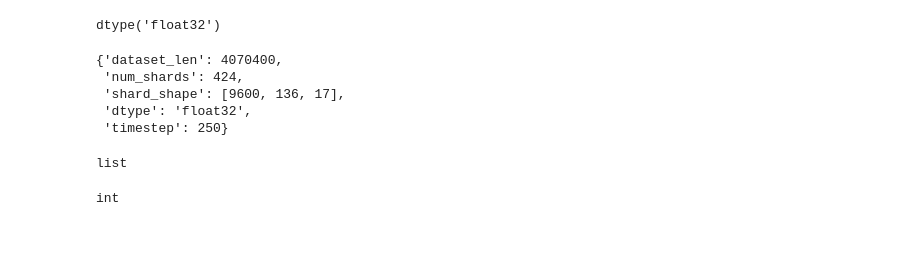
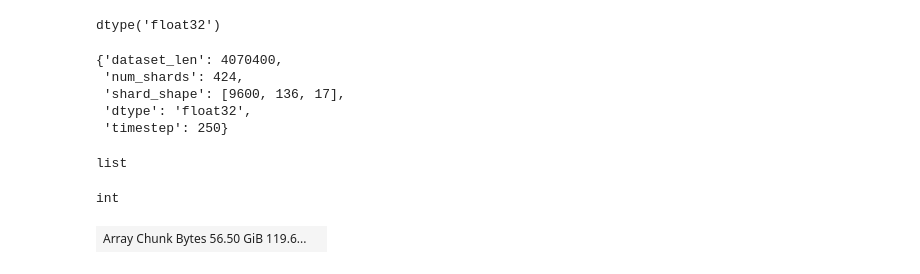
Before and after one commit to alxyok/kosmoss, a Jupyter notebook: 0_data_preprocessing/0_download_and_shard.ipynb, the cells around one changed output. Saved outputs shown, nothing was run; the diff lists cells and outputs as text; code cells hidden in the pictures; blank space fills up the shorter version.

```diff
--- a/0_data_preprocessing/0_download_and_shard.ipynb
+++ b/0_data_preprocessing/0_download_and_shard.ipynb
@@ -170,14 +186,18 @@ flux_dn_lw: dask.array<concatenate, shape=(4070400, 138), dtype=float32, chunksi
 flux_up_lw: dask.array<concatenate, shape=(4070400, 138), dtype=float32, chunksize=(16960, 138), chunktype=numpy.ndarray>
 # %%
 dataset_size = xr_array.dims['column']
-num_shards = 53 * 2 ** 3
+num_shards = 53 * 2 ** 4
 shard_size = dataset_size // num_shards
 
 data = {}
 # all this is lazy
 for feat in features:
     array = xr_array[feat].data
-    array = da.rechunk(array, chunks=(shard_size, *array.shape[1:]))
+    # chunks = {i: -1 for i in np.arange(len(array.shape))}
+    # chunks.update({0: 'auto'})
+    chunks = (shard_size, *array.shape[1:])
+    array = da.rechunk(array, chunks=chunks)
+    # array = da.rechunk(array, chunks=(shard_size, *array.shape[1:]))
     print(type(array))
     data.update({feat: array})
     print(f'{feat}: {array}')
@@ -226,8 +250,11 @@ y = da.concatenate([
     data['flux_up_lw'][..., np.newaxis],
 ], axis=-1)
 
+edge = data['col_inputs']
+
 print(f"x of shape: {x.shape}")
 print(f"y of shape: {y.shape}")
+print(f"edge of shape: {edge.shape}")
 # %% [output]
 feature engineering x
 feature engineering y
@@ -307,3 +355,7 @@ list
 type(p['num_shards'])
 # %% [output]
 int
+# %%
+edge
+# %% [output]
+| Array Chunk Bytes 56.50 GiB 119.6... |  |
```
Also changed, not shown: parts of 12 cells of this notebook, 4 other files.
